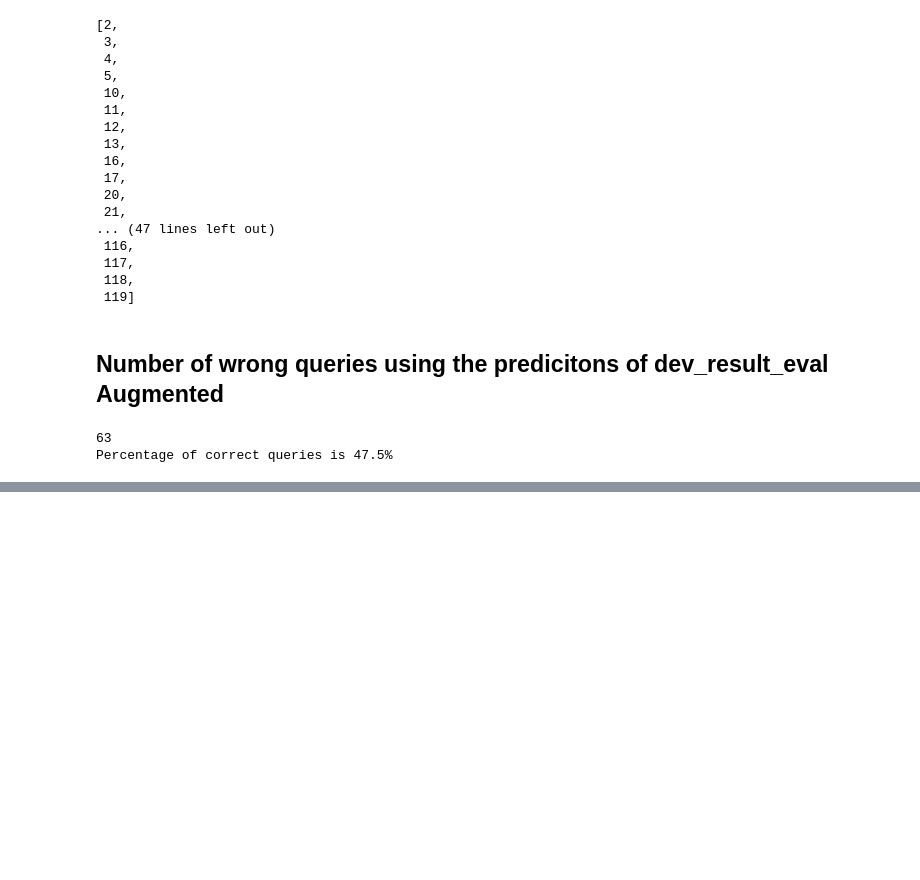
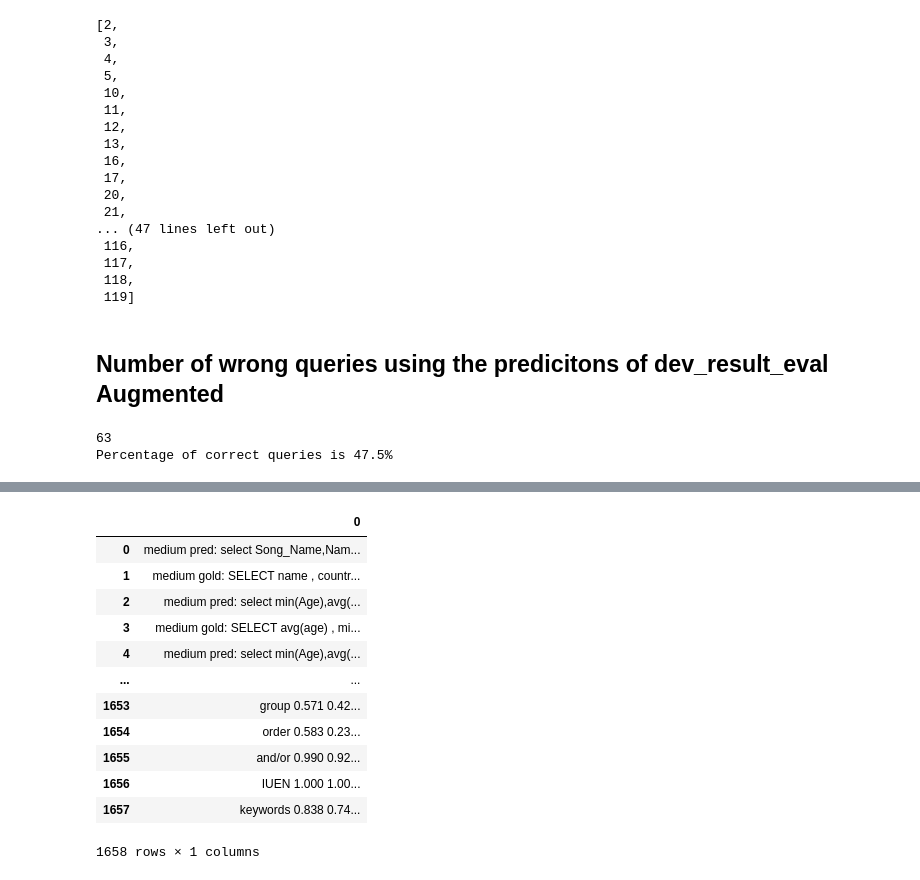
Before and after one commit to yuriyvnv/Neural-Rule-Based-model-for-Text-to-SQL, a Jupyter notebook: Results/EditSQLResults/reproduceResultsSyntaxSQL.ipynb, the cells around one changed output, grey strips where cells are left out. Saved outputs shown, nothing was run; the diff lists cells and outputs as text; code cells hidden in the pictures; blank space fills up the shorter version.

```diff
--- a/Results/EditSQLResults/reproduceResultsSyntaxSQL.ipynb
+++ b/Results/EditSQLResults/reproduceResultsSyntaxSQL.ipynb
@@ -223,0 +243,17 @@ Percentage of correct queries is 47.5%
+# %%
+data = pd.read_csv("/Users/yuriy/Downloads/generated_datasets/generated_data/saved_models/dev_result_eval.txt", sep="\t", header=None)
+data
+# %% [output]
+|  | 0 |
+| 0 | medium pred: select Song_Name,Nam... |
+| 1 | medium gold: SELECT name , countr... |
+| 2 | medium pred: select min(Age),avg(... |
+| 3 | medium gold: SELECT avg(age) , mi... |
+| 4 | medium pred: select min(Age),avg(... |
+| ... | ... |
+| 1653 | group 0.571 0.42... |
+| 1654 | order 0.583 0.23... |
+| 1655 | and/or 0.990 0.92... |
+| 1656 | IUEN 1.000 1.00... |
+| 1657 | keywords 0.838 0.74... |
+1658 rows × 1 columns
```
Also changed, not shown: parts of 13 cells of this notebook.
